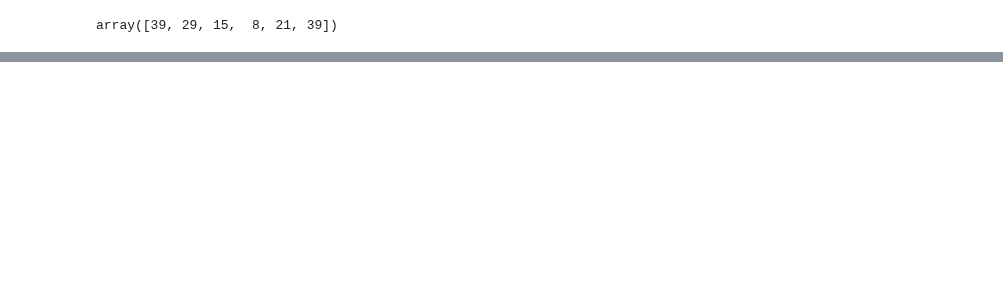
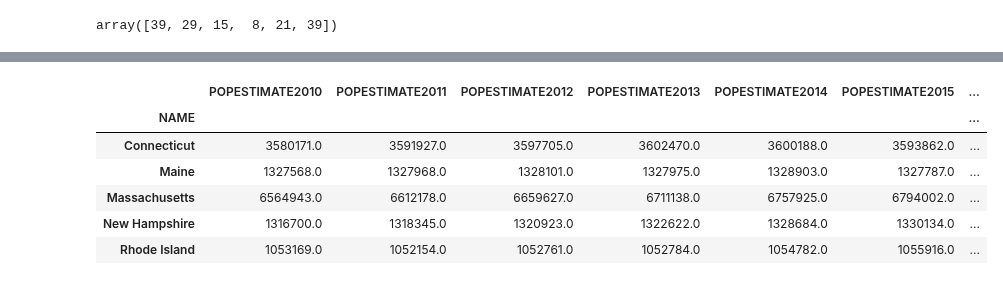
Before and after one commit to ywchiu/ctbc, a Jupyter notebook: Demo20181109.ipynb, the cells around one changed output, grey strips where cells are left out. Saved outputs shown, nothing was run; the diff lists cells and outputs as text; code cells hidden in the pictures; blank space fills up the shorter version.

```diff
--- a/Demo20181109.ipynb
+++ b/Demo20181109.ipynb
@@ -83,0 +91,7 @@ pyo.iplot(fig, filename='scatter3.html')
+# %%
+import pandas as pd
+df = pd.DataFrame(np.random.randn(100,4),columns='A B C D'.split())
+# %%
+data = []
+for col in df.columns:
+    data.append({'x':df.index, 'y':df[col], 'name':col})
@@ -83,0 +102,16 @@ pyo.iplot(fig, filename='scatter3.html')
+# %%
+import pandas
+df = pandas.read_csv('https://raw.githubusercontent.com/ywchiu/ctbc/master/data/nst-est2017-alldata.csv')
+# %%
+df2 = df[df['DIVISION']=='1']
+df2.set_index('NAME', inplace=True)
+df2 = df2[[col for col in df2.columns if col.startswith('POP')]]
+df2.head()
+# %% [output]
+|  | POPESTIMATE2010 | POPESTIMATE2011 | POPESTIMATE2012 | POPESTIMATE2013 | POPESTIMATE2014 | POPESTIMATE2015 | ... |
+| NAME |  |  |  |  |  |  | ... |
+| Connecticut | 3580171.0 | 3591927.0 | 3597705.0 | 3602470.0 | 3600188.0 | 3593862.0 | ... |
+| Maine | 1327568.0 | 1327968.0 | 1328101.0 | 1327975.0 | 1328903.0 | 1327787.0 | ... |
+| Massachusetts | 6564943.0 | 6612178.0 | 6659627.0 | 6711138.0 | 6757925.0 | 6794002.0 | ... |
+| New Hampshire | 1316700.0 | 1318345.0 | 1320923.0 | 1322622.0 | 1328684.0 | 1330134.0 | ... |
+| Rhode Island | 1053169.0 | 1052154.0 | 1052761.0 | 1052784.0 | 1054782.0 | 1055916.0 | ... |
```
Also changed, not shown: parts of 33 cells of this notebook.
